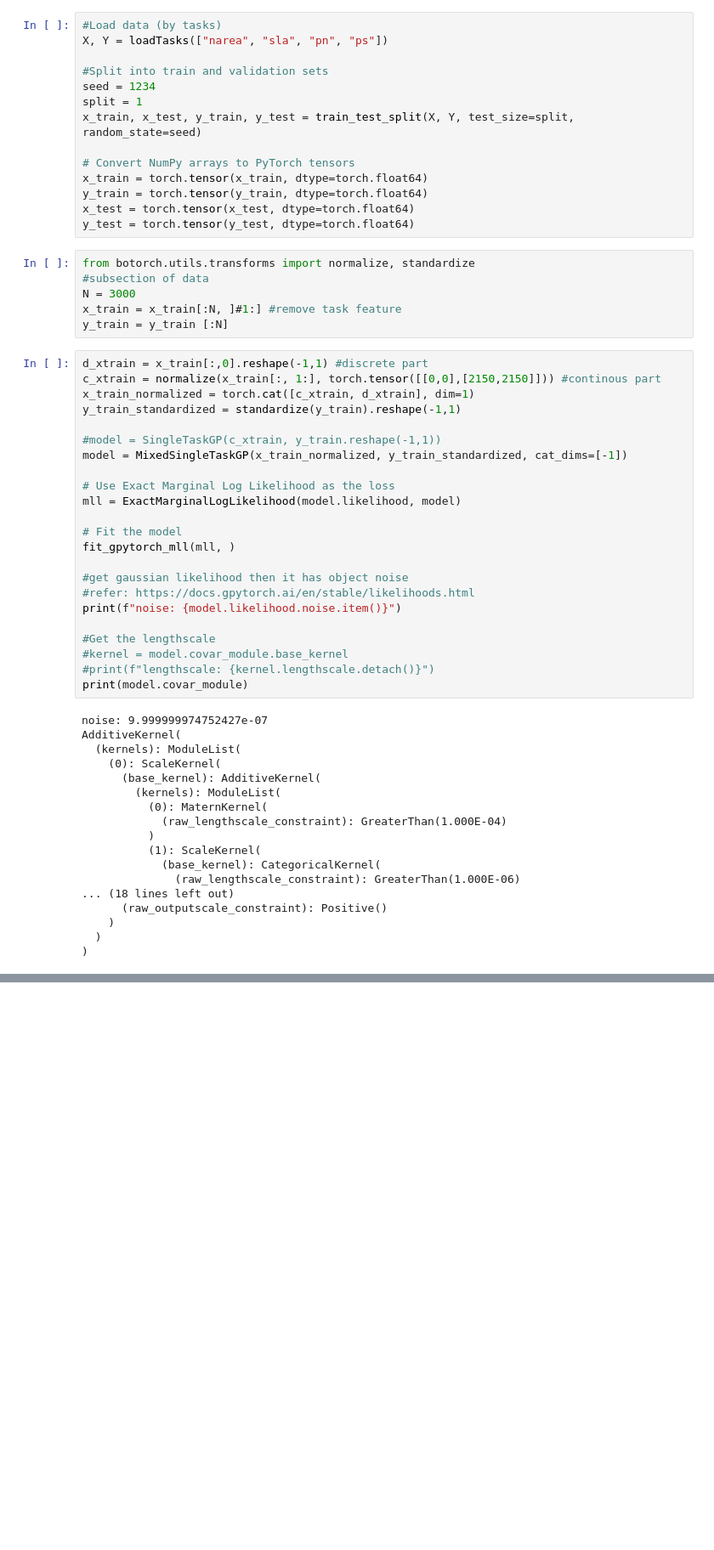
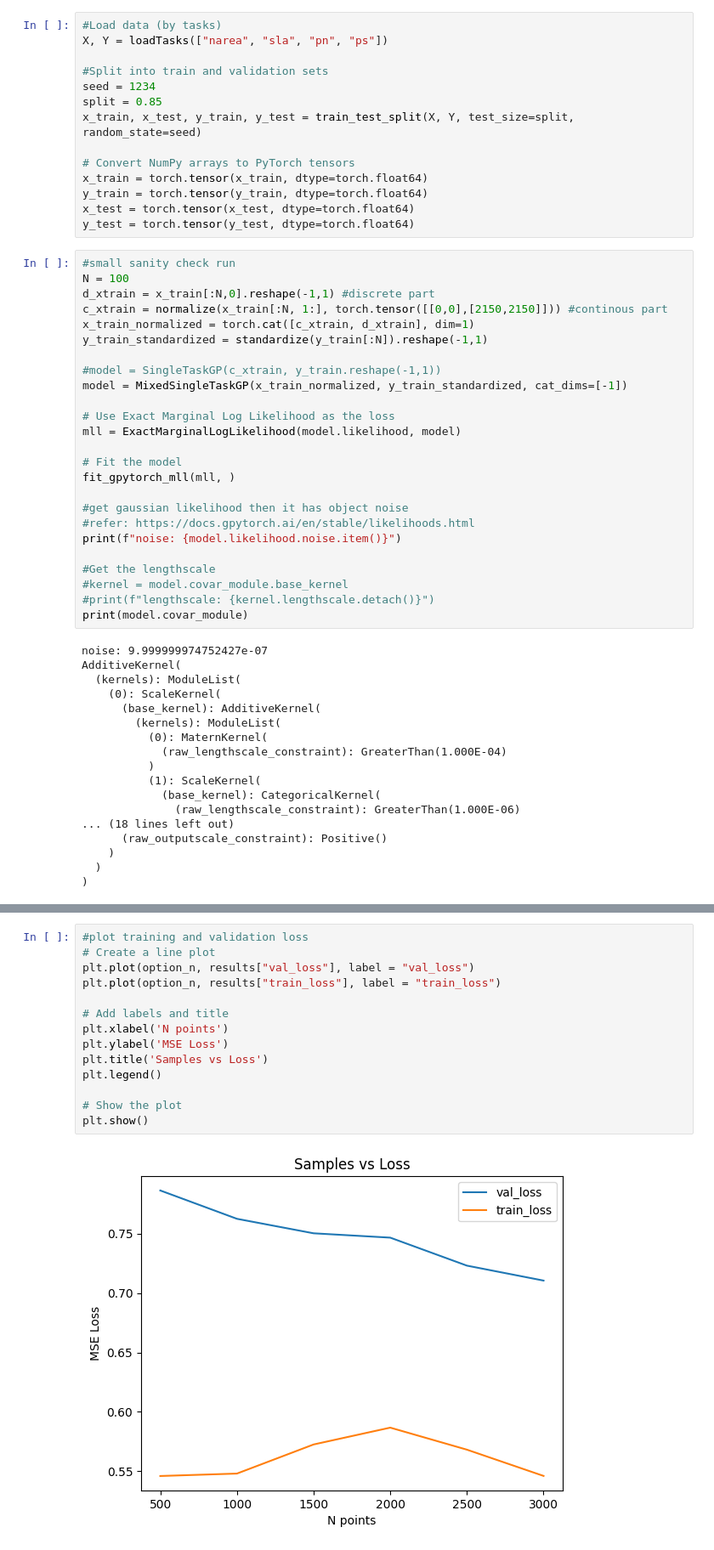
Before and after one commit to stair-lab/bo4ag, a Jupyter notebook: MixedKernelTest.ipynb, the cells around one changed output, grey strips where cells are left out. Shown at 85% size. Drawn from its saved outputs; the diff is of its cells as text; blank space fills up the shorter version.

```diff
--- a/MixedKernelTest.ipynb
+++ b/MixedKernelTest.ipynb
@@ -99,7 +118,7 @@ X, Y = loadTasks(["narea", "sla", "pn", "ps"])
 
 #Split into train and validation sets
 seed = 1234
-split = 1
+split = 0.85
 x_train, x_test, y_train, y_test = train_test_split(X, Y, test_size=split, random_state=seed)
 
 # Convert NumPy arrays to PyTorch tensors
@@ -107,17 +126,13 @@ x_train = torch.tensor(x_train, dtype=torch.float64)
 y_train = torch.tensor(y_train, dtype=torch.float64)
 x_test = torch.tensor(x_test, dtype=torch.float64)
 y_test = torch.tensor(y_test, dtype=torch.float64)
-# %%
-from botorch.utils.transforms import normalize, standardize
-#subsection of data
-N = 3000
-x_train = x_train[:N, ]#1:] #remove task feature
-y_train = y_train [:N]
 # %%
-d_xtrain = x_train[:,0].reshape(-1,1) #discrete part
-c_xtrain = normalize(x_train[:, 1:], torch.tensor([[0,0],[2150,2150]])) #continous part
+#small sanity check run
+N = 100
+d_xtrain = x_train[:N,0].reshape(-1,1) #discrete part
+c_xtrain = normalize(x_train[:N, 1:], torch.tensor([[0,0],[2150,2150]])) #continous part
 x_train_normalized = torch.cat([c_xtrain, d_xtrain], dim=1)
-y_train_standardized = standardize(y_train).reshape(-1,1)
+y_train_standardized = standardize(y_train[:N]).reshape(-1,1)
 
 #model = SingleTaskGP(c_xtrain, y_train.reshape(-1,1))
 model = MixedSingleTaskGP(x_train_normalized, y_train_standardized, cat_dims=[-1])
@@ -156,0 +213,16 @@ AdditiveKernel(
+# %%
+#plot training and validation loss
+# Create a line plot
+plt.plot(option_n, results["val_loss"], label = "val_loss")
+plt.plot(option_n, results["train_loss"], label = "train_loss")
+
+# Add labels and title
+plt.xlabel('N points')
+plt.ylabel('MSE Loss')
+plt.title('Samples vs Loss')
+plt.legend()
+
+# Show the plot
+plt.show()
+# %% [output]
+[figure, added]
```
Also changed, not shown: parts of 10 cells of this notebook.
